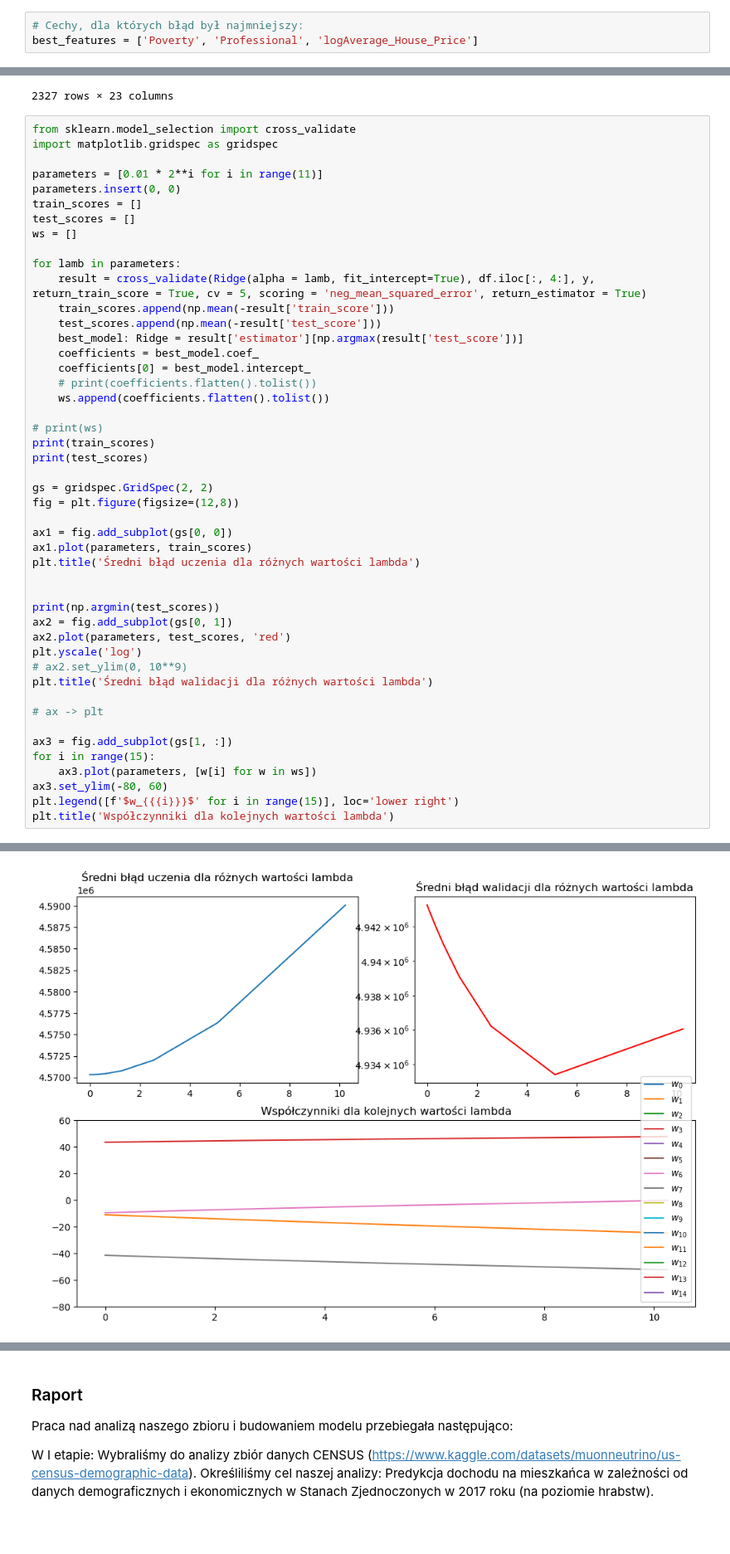
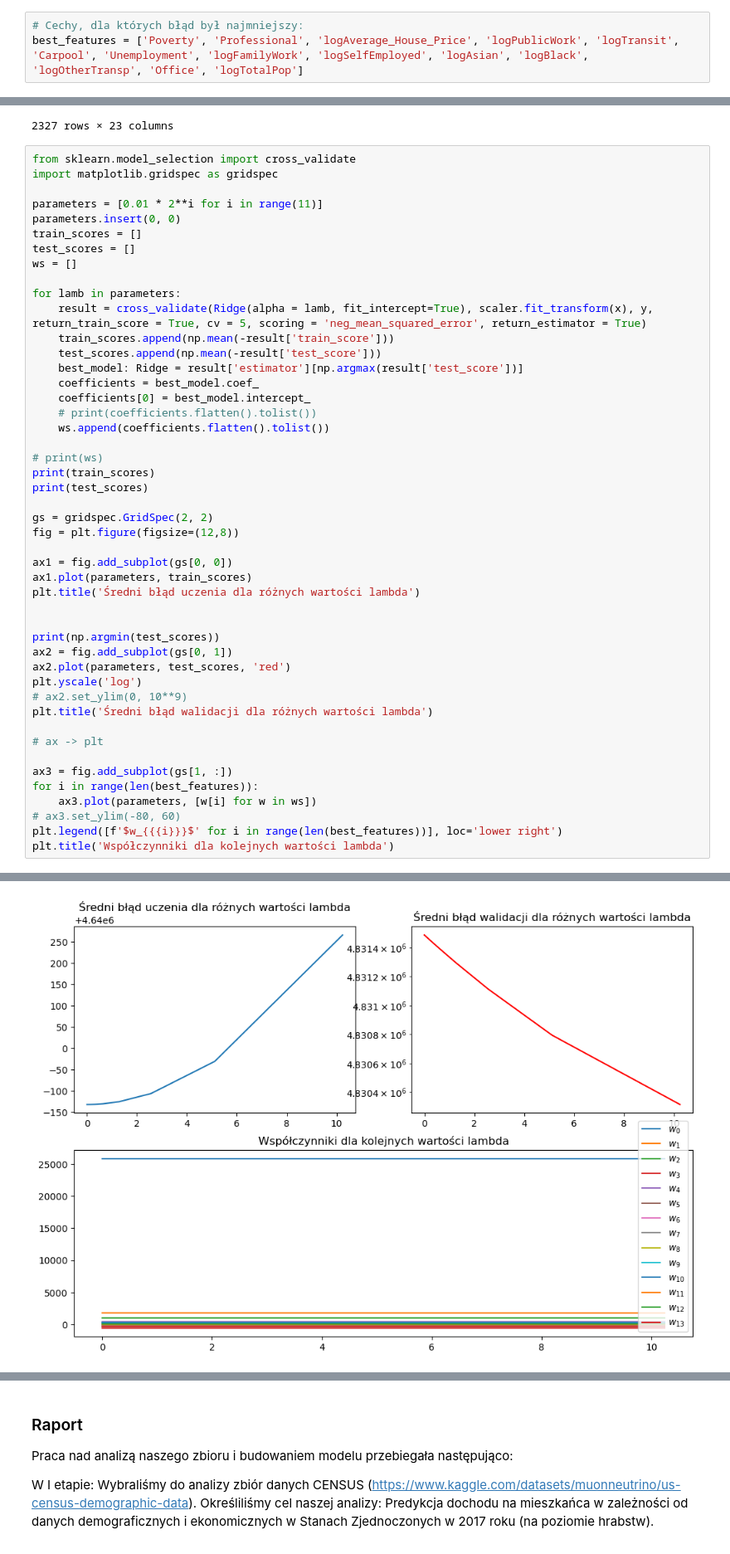
Before and after one commit to juskom/MED2024Z-PROJEKT, a Jupyter notebook: EDA-3.ipynb, the cells around one changed output, grey strips where cells are left out. Shown at 83% size. Saved outputs shown, nothing was run; the diff lists cells and outputs as text.

Commit message:
poprawione best_features

```diff
--- a/EDA-3.ipynb
+++ b/EDA-3.ipynb
@@ -266,7 +266,7 @@ Po przeliczeniu błędu w porównaniu do danych bez przeskalowania:
 Ani dodatkowa standaryzacja, ani normamlizacja, nie mają praktycznie żadnego wpływu na błąd modelu.
 # %%
 # Cechy, dla których błąd był najmniejszy:
-best_features = ['Poverty', 'Professional', 'logAverage_House_Price']
+best_features = ['Poverty', 'Professional', 'logAverage_House_Price', 'logPublicWork', 'logTransit', 'Carpool', 'Unemployment', 'logFamilyWork', 'logSelfEmployed', 'logAsian', 'logBlack', 'logOtherTransp', 'Office', 'logTotalPop']
 # %% [markdown]
 ### Model regresji liniowej
 # %%
@@ -403,7 +417,7 @@ test_scores = []
 ws = []
 
 for lamb in parameters:
-    result = cross_validate(Ridge(alpha = lamb, fit_intercept=True), df.iloc[:, 4:], y, return_train_score = True, cv = 5, scoring = 'neg_mean_squared_error', return_estimator = True)
+    result = cross_validate(Ridge(alpha = lamb, fit_intercept=True), scaler.fit_transform(x), y, return_train_score = True, cv = 5, scoring = 'neg_mean_squared_error', return_estimator = True)
     train_scores.append(np.mean(-result['train_score']))
     test_scores.append(np.mean(-result['test_score']))
     best_model: Ridge = result['estimator'][np.argmax(result['test_score'])]
@@ -434,9 +448,9 @@ plt.title('Średni błąd walidacji dla różnych wartości lambda')
 # ax -> plt
 
 ax3 = fig.add_subplot(gs[1, :])
-for i in range(15):
+for i in range(len(best_features)):
     ax3.plot(parameters, [w[i] for w in ws])
-ax3.set_ylim(-80, 60)
-plt.legend([f'$w_{{{i}}}$' for i in range(15)], loc='lower right')
+# ax3.set_ylim(-80, 60)
+plt.legend([f'$w_{{{i}}}$' for i in range(len(best_features))], loc='lower right')
 plt.title('Współczynniki dla kolejnych wartości lambda')
 # %% [output]
@@ -446,5 +460,5 @@ plt.title('Współczynniki dla kolejnych wartości lambda')
 Text(0.5, 1.0, 'Współczynniki dla kolejnych wartości lambda')
-[figure, old version]
+[figure, new version]
 # %%
 # Miejsce na kod
 from sklearn.model_selection import cross_validate
```
Also changed, not shown: parts of 10 cells of this notebook, 1 other file.
